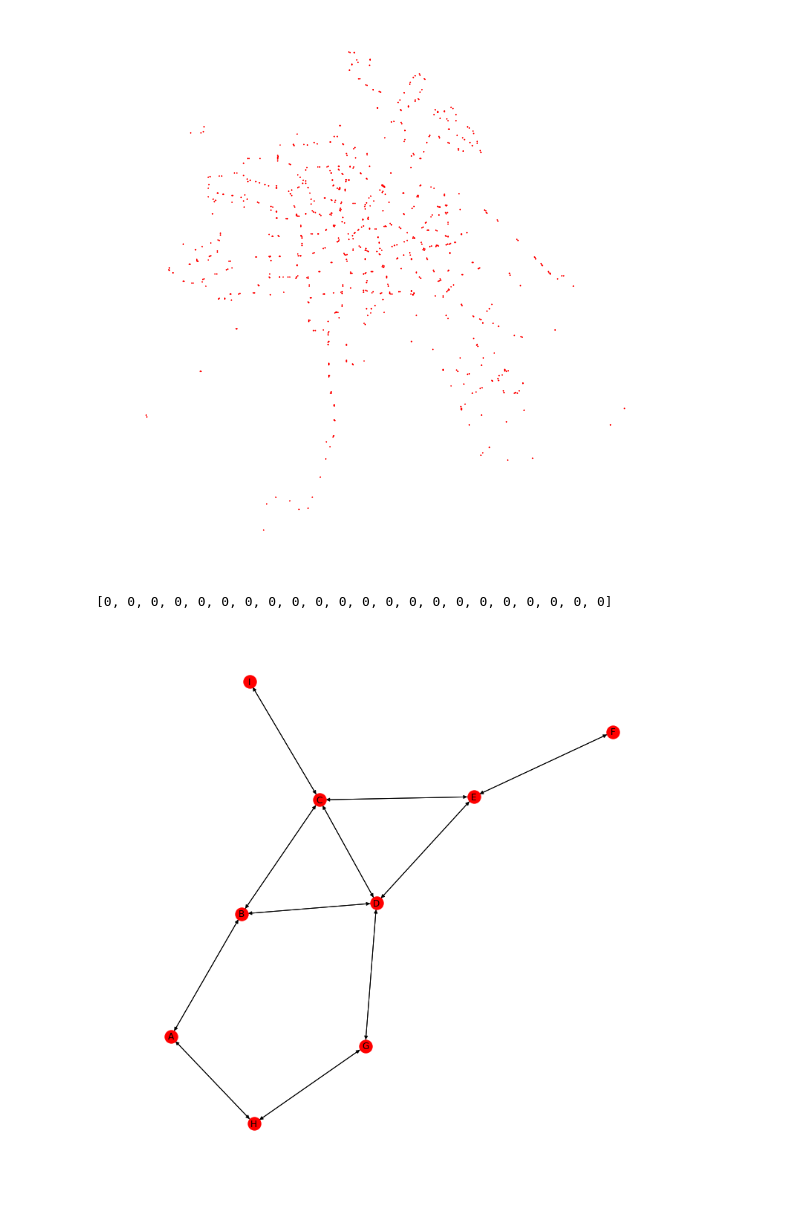
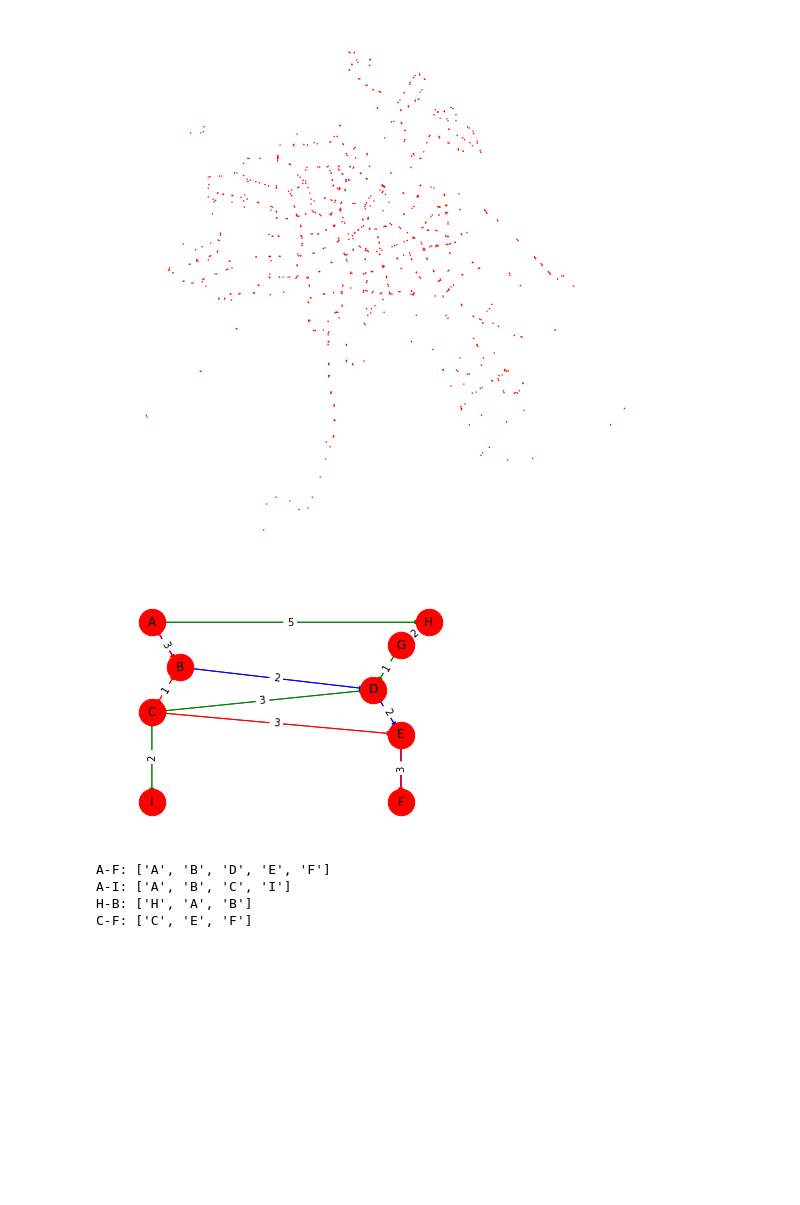
Before and after one commit to SophieEnsing/Thesis, a Jupyter notebook: Code/Network.ipynb, the cells around one changed output. Cells and saved outputs as stored; diff of their text form; code cells hidden in the pictures; blank space fills up the shorter version.

Commit message:
Mock network with shortest paths

```diff
--- a/Code/Network.ipynb
+++ b/Code/Network.ipynb
@@ -81,18 +84,55 @@ nx.draw(G, pos=pos, node_size=2)
 plt.show()
 # %% [output]
 [figure]
-# %%
-G = nx.MultiDiGraph()
-G.add_nodes_from(["A", "B", "C", "D", "E", "F", "G", "H", "I"])
-G.add_edges_from([("A","B", {"color":"blue"}), ("B", "A"), ("A", "H"), ("H", "A"), ("H", "G"), ("G", "H"),
-                 ("G", "D"), ("D", "G"), ("D", "E"), ("E", "D"), ("E", "F"), ("F", "E"),
-                 ("C", "I"), ("I", "C"), ("B", "C"), ("C", "B"), ("B", "D"), ("D", "B"),
-                 ("D", "C"), ("C", "D"), ("C", "E"), ("E", "C")])
-# %% [output]
-[0, 0, 0, 0, 0, 0, 0, 0, 0, 0, 0, 0, 0, 0, 0, 0, 0, 0, 0, 0, 0, 0]
-# %%
-plt.figure(figsize=(10,10))
-nx.draw(G, with_labels=True)
-plt.show()
-# %% [output]
-[figure, removed]
+# %%
+G=nx.MultiDiGraph()
+
+# Lijn X
+G.add_edges_from([("A","H",{"length":5}), ("H","A",{"length":5}), ("H","G",{"length":2}), ("G","H",{"length":2}),
+         ("G","D",{"length":1}), ("D","G",{"length":1}), ("C","I",{"length":2}), ("I","C",{"length":2}),
+         ("D","C",{"length":3}), ("C","D",{"length":3})], line='X')
+
+# Lijn Y
+G.add_edges_from([("A","B",{"length":2}), ("B","A",{"length":2}), ("D","E",{"length":2}), ("E","D",{"length":2}),
+         ("E","F",{"length":2}), ("F","E",{"length":2}), ("B","D",{"length":2}), ("D","B",{"length":2})], line='Y')
+# Lijn Z
+G.add_edges_from([("A","B",{"length":3}), ("B","A",{"length":3}), ("E","F",{"length":3}), ("F","E",{"length":3}),
+         ("B","C",{"length":1}), ("C","B",{"length":1}), ("C","E",{"length":3}), ("E","C",{"length":3})], line='Z')
+
+
+X = [(u, v) for (u, v, d) in G.edges(data=True) if d['line'] == 'X']
+Y = [(u, v) for (u, v, d) in G.edges(data=True) if d['line'] == 'Y']
+Z = [(u, v) for (u, v, d) in G.edges(data=True) if d['line'] == 'Z']
+
+# Nodes
+pos = {"A":(0, 10), "B":(1, 8), "C":(0, 6), "D":(8, 7), "E":(9, 5), "F":(9, 2),
+       "G":(9, 9), "H":(10, 10), "I":(0, 2)}
+nx.draw_networkx_nodes(G, pos, node_size=700)
+
+# Edges
+nx.draw_networkx_edges(G, pos, edgelist=X, edge_color='green')
+nx.draw_networkx_edges(G, pos, edgelist=Y, edge_color='blue')
+nx.draw_networkx_edges(G, pos, edgelist=Z, edge_color='red')
+
+# Labels
+nx.draw_networkx_labels(G, pos, font_size=12, font_family='sans-serif')
+
+edge_labels = dict([((u, v), d['length']) for u, v, d in G.edges(data=True)])
+nx.draw_networkx_edge_labels(G, pos, edge_labels=edge_labels)
+
+# Display
+plt.axis('off')
+plt.show()
+# %% [output]
+[figure, added]
+# %%
+# Routes: A-F, A-I, H-B, C-F
+print("A-F:", nx.dijkstra_path(G,"A","F"))
+print("A-I:", nx.dijkstra_path(G,"A","I"))
+print("H-B:", nx.dijkstra_path(G,"H","B"))
+print("C-F:", nx.dijkstra_path(G,"C","F"))
+# %% [output]
+A-F: ['A', 'B', 'D', 'E', 'F']
+A-I: ['A', 'B', 'C', 'I']
+H-B: ['H', 'A', 'B']
+C-F: ['C', 'E', 'F']
```
Also changed, not shown: parts of 4 cells of this notebook.
